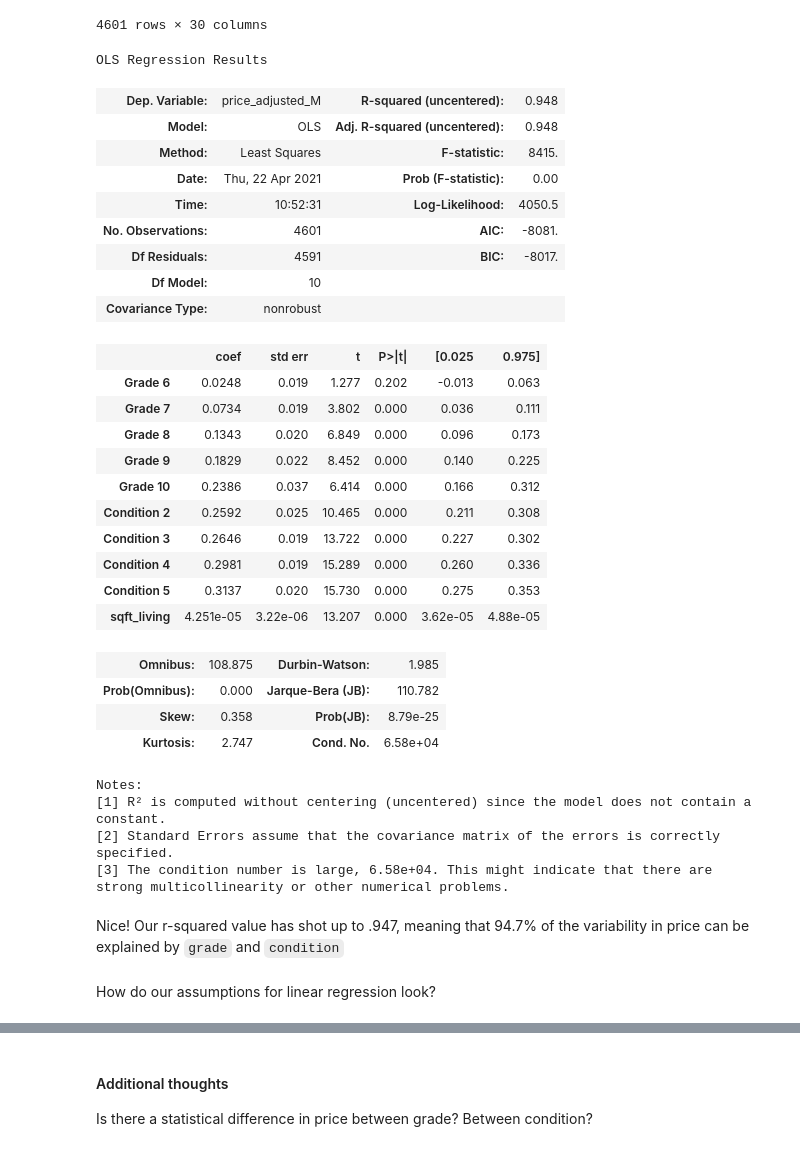
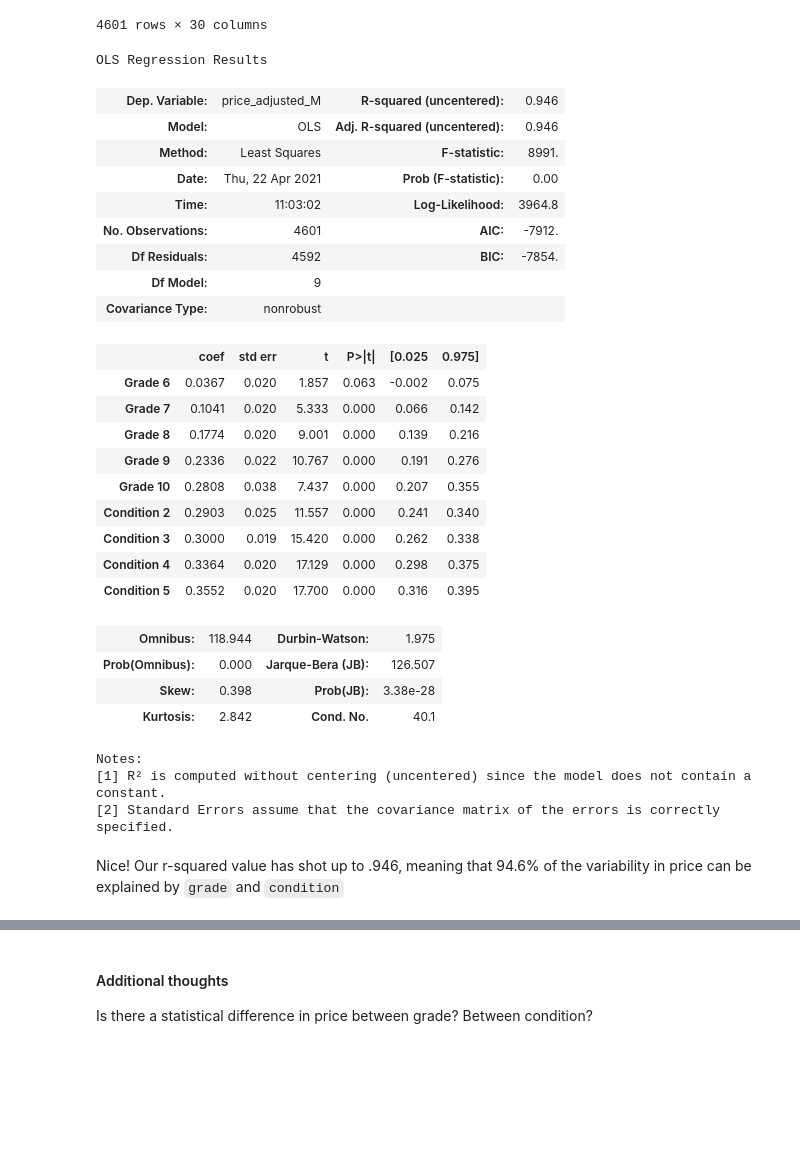
Before and after one commit to cdlc01/Housing_Analysis, a Jupyter notebook: David_and_Chris Notebook DataFrame Analysis.ipynb, the cells around one changed output, grey strips where cells are left out. Drawn from its saved outputs; the diff is of its cells as text; code cells hidden in the pictures; blank space fills up the shorter version.

```diff
--- a/David_and_Chris Notebook DataFrame Analysis.ipynb
+++ b/David_and_Chris Notebook DataFrame Analysis.ipynb
@@ -780,45 +780,40 @@ df_seattle_no_outliers
 # %%
 #For regression
 x_variables = ['Grade 6','Grade 7','Grade 8','Grade 9','Grade 10',
-                                   'Condition 2', 'Condition 3', 'Condition 4', 'Condition 5', 'sqft_living']
+                                   'Condition 2', 'Condition 3', 'Condition 4', 'Condition 5']
 
 df_x = df_seattle_no_outliers[x_variables]
 df_y = df_seattle_no_outliers['price_adjusted_M']
 
 model = sm.OLS(df_y, df_x).fit()
 model.summary()
 # %% [output]
 OLS Regression Results
-| Dep. Variable: | price_adjusted_M | R-squared (uncentered): | 0.948 |
-| Model: | OLS | Adj. R-squared (uncentered): | 0.948 |
-| Method: | Least Squares | F-statistic: | 8415. |
+| Dep. Variable: | price_adjusted_M | R-squared (uncentered): | 0.946 |
+| Model: | OLS | Adj. R-squared (uncentered): | 0.946 |
+| Method: | Least Squares | F-statistic: | 8991. |
 | Date: | Thu, 22 Apr 2021 | Prob (F-statistic): | 0.00 |
-| Time: | 10:52:31 | Log-Likelihood: | 4050.5 |
-| No. Observations: | 4601 | AIC: | -8081. |
-| Df Residuals: | 4591 | BIC: | -8017. |
-| Df Model: | 10 |  |  |
+| Time: | 11:03:02 | Log-Likelihood: | 3964.8 |
+| No. Observations: | 4601 | AIC: | -7912. |
+| Df Residuals: | 4592 | BIC: | -7854. |
+| Df Model: | 9 |  |  |
 | Covariance Type: | nonrobust |  |  |
 |  | coef | std err | t | P>|t| | [0.025 | 0.975] |
-| Grade 6 | 0.0248 | 0.019 | 1.277 | 0.202 | -0.013 | 0.063 |
-| Grade 7 | 0.0734 | 0.019 | 3.802 | 0.000 | 0.036 | 0.111 |
-| Grade 8 | 0.1343 | 0.020 | 6.849 | 0.000 | 0.096 | 0.173 |
-| Grade 9 | 0.1829 | 0.022 | 8.452 | 0.000 | 0.140 | 0.225 |
-| Grade 10 | 0.2386 | 0.037 | 6.414 | 0.000 | 0.166 | 0.312 |
-| Condition 2 | 0.2592 | 0.025 | 10.465 | 0.000 | 0.211 | 0.308 |
-| Condition 3 | 0.2646 | 0.019 | 13.722 | 0.000 | 0.227 | 0.302 |
-| Condition 4 | 0.2981 | 0.019 | 15.289 | 0.000 | 0.260 | 0.336 |
-| Condition 5 | 0.3137 | 0.020 | 15.730 | 0.000 | 0.275 | 0.353 |
-| sqft_living | 4.251e-05 | 3.22e-06 | 13.207 | 0.000 | 3.62e-05 | 4.88e-05 |
+| Grade 6 | 0.0367 | 0.020 | 1.857 | 0.063 | -0.002 | 0.075 |
+| Grade 7 | 0.1041 | 0.020 | 5.333 | 0.000 | 0.066 | 0.142 |
+| Grade 8 | 0.1774 | 0.020 | 9.001 | 0.000 | 0.139 | 0.216 |
+| Grade 9 | 0.2336 | 0.022 | 10.767 | 0.000 | 0.191 | 0.276 |
+| Grade 10 | 0.2808 | 0.038 | 7.437 | 0.000 | 0.207 | 0.355 |
+| Condition 2 | 0.2903 | 0.025 | 11.557 | 0.000 | 0.241 | 0.340 |
+| Condition 3 | 0.3000 | 0.019 | 15.420 | 0.000 | 0.262 | 0.338 |
+| Condition 4 | 0.3364 | 0.020 | 17.129 | 0.000 | 0.298 | 0.375 |
+| Condition 5 | 0.3552 | 0.020 | 17.700 | 0.000 | 0.316 | 0.395 |
-| Omnibus: | 108.875 | Durbin-Watson: | 1.985 |
-| Prob(Omnibus): | 0.000 | Jarque-Bera (JB): | 110.782 |
-| Skew: | 0.358 | Prob(JB): | 8.79e-25 |
-| Kurtosis: | 2.747 | Cond. No. | 6.58e+04 |
+| Omnibus: | 118.944 | Durbin-Watson: | 1.975 |
+| Prob(Omnibus): | 0.000 | Jarque-Bera (JB): | 126.507 |
+| Skew: | 0.398 | Prob(JB): | 3.38e-28 |
+| Kurtosis: | 2.842 | Cond. No. | 40.1 |
 Notes:
 [1] R² is computed without centering (uncentered) since the model does not contain a constant.
 [2] Standard Errors assume that the covariance matrix of the errors is correctly specified.
-[3] The condition number is large, 6.58e+04. This might indicate that there are
-strong multicollinearity or other numerical problems.
 # %% [markdown]
-Nice!  Our r-squared value has shot up to .947, meaning that 94.7% of the variability in price can be explained by `grade` and `condition`
+Nice!  Our r-squared value has shot up to .946, meaning that 94.6% of the variability in price can be explained by `grade` and `condition`
-# %% [markdown]
-How do our assumptions for linear regression look?
```
Also changed, not shown: parts of 10 cells of this notebook, 3 other files.
